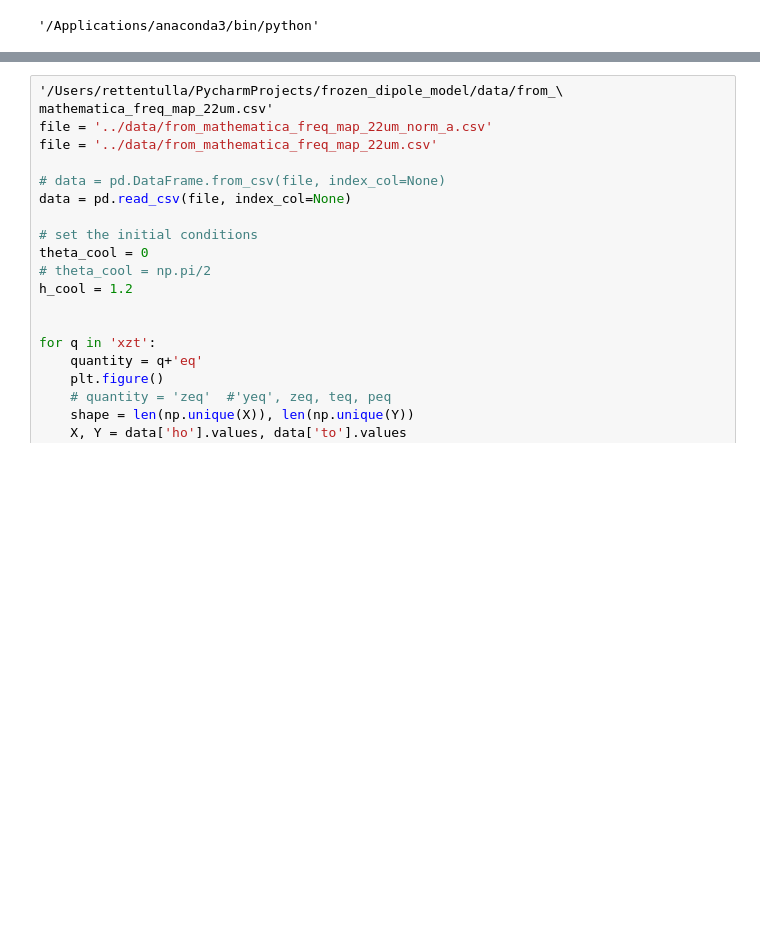
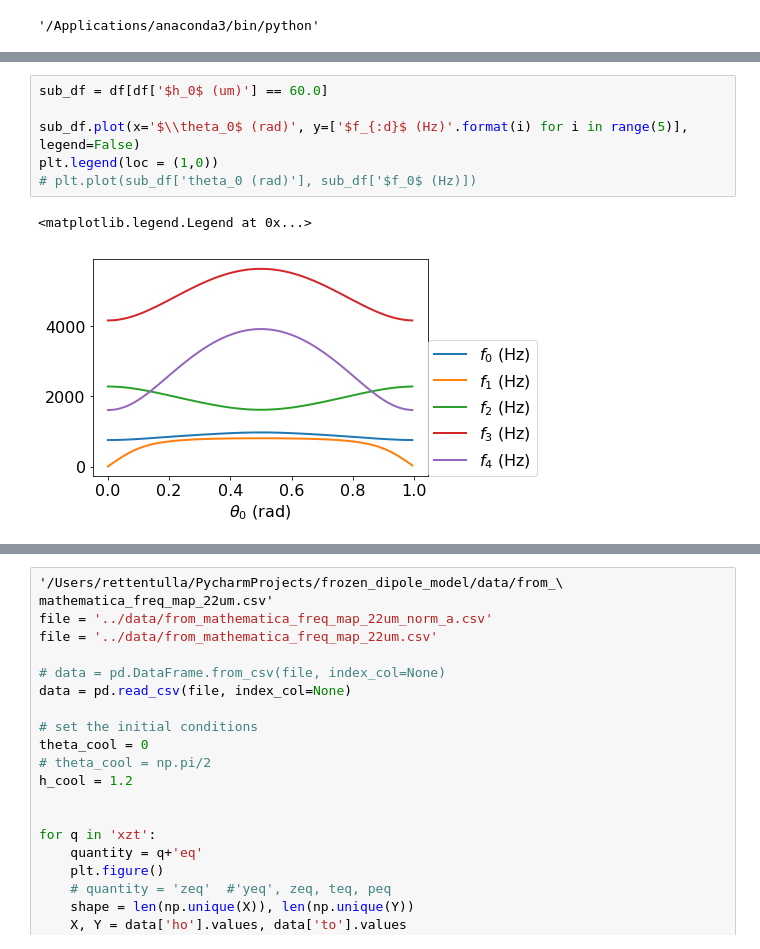
Before and after one commit to LISE-B26/frozen_dipole_model, a Jupyter notebook: notebooks/type_II_SC_find_frequencies.ipynb, the cells around one changed output, grey strips where cells are left out. Saved outputs shown, nothing was run; the diff lists cells and outputs as text; blank space fills up the shorter version.

```diff
--- a/notebooks/type_II_SC_find_frequencies.ipynb
+++ b/notebooks/type_II_SC_find_frequencies.ipynb
@@ -144,0 +268,9 @@ plt.show()
+# %%
+sub_df = df[df['$h_0$ (um)'] == 60.0]
+
+sub_df.plot(x='$\\theta_0$ (rad)', y=['$f_{:d}$ (Hz)'.format(i) for i in range(5)], legend=False)
+plt.legend(loc = (1,0))
+# plt.plot(sub_df['theta_0 (rad)'], sub_df['$f_0$ (Hz)])
+# %% [output]
+<matplotlib.legend.Legend at 0x...>
+[figure, added]
```
Also changed, not shown: parts of 25 cells of this notebook, 1 other file.
